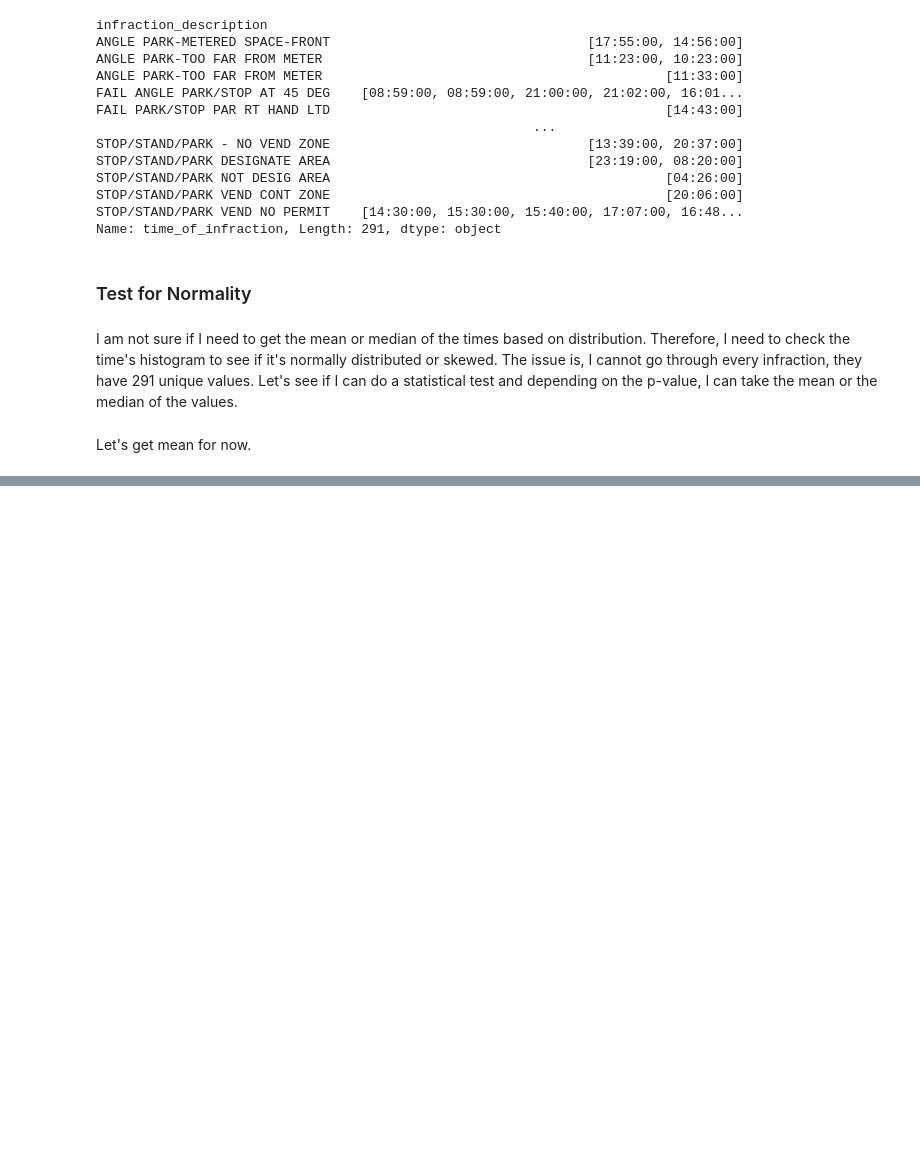
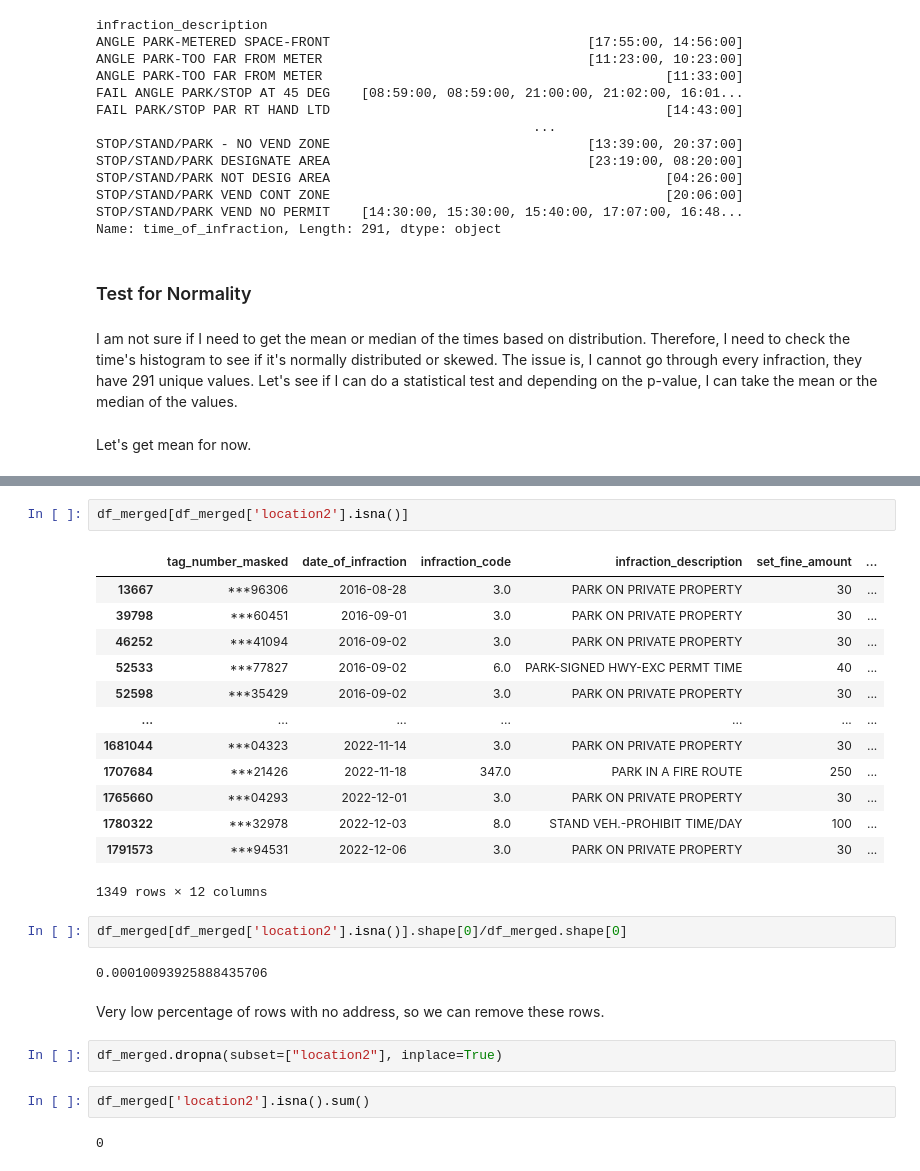
Before and after one commit to tilovashahrin/Toronto_ParkingTicket_Capstone, a Jupyter notebook: Notebooks/Cleaning and EDA.ipynb, the cells around one changed output, grey strips where cells are left out. Cells and saved outputs as stored; diff of their text form; blank space fills up the shorter version.

```diff
--- a/Notebooks/Cleaning and EDA.ipynb
+++ b/Notebooks/Cleaning and EDA.ipynb
@@ -374,0 +554,28 @@ print(rows_with_nan)
+# %%
+df_merged[df_merged['location2'].isna()]
+# %% [output]
+|  | tag_number_masked | date_of_infraction | infraction_code | infraction_description | set_fine_amount | ... |
+| 13667 | ***96306 | 2016-08-28 | 3.0 | PARK ON PRIVATE PROPERTY | 30 | ... |
+| 39798 | ***60451 | 2016-09-01 | 3.0 | PARK ON PRIVATE PROPERTY | 30 | ... |
+| 46252 | ***41094 | 2016-09-02 | 3.0 | PARK ON PRIVATE PROPERTY | 30 | ... |
+| 52533 | ***77827 | 2016-09-02 | 6.0 | PARK-SIGNED HWY-EXC PERMT TIME | 40 | ... |
+| 52598 | ***35429 | 2016-09-02 | 3.0 | PARK ON PRIVATE PROPERTY | 30 | ... |
+| ... | ... | ... | ... | ... | ... | ... |
+| 1681044 | ***04323 | 2022-11-14 | 3.0 | PARK ON PRIVATE PROPERTY | 30 | ... |
+| 1707684 | ***21426 | 2022-11-18 | 347.0 | PARK IN A FIRE ROUTE | 250 | ... |
+| 1765660 | ***04293 | 2022-12-01 | 3.0 | PARK ON PRIVATE PROPERTY | 30 | ... |
+| 1780322 | ***32978 | 2022-12-03 | 8.0 | STAND VEH.-PROHIBIT TIME/DAY | 100 | ... |
+| 1791573 | ***94531 | 2022-12-06 | 3.0 | PARK ON PRIVATE PROPERTY | 30 | ... |
+1349 rows × 12 columns
+# %%
+df_merged[df_merged['location2'].isna()].shape[0]/df_merged.shape[0]
+# %% [output]
+0.00010093925888435706
+# %% [markdown]
+Very low percentage of rows with no address, so we can remove these rows.
+# %%
+df_merged.dropna(subset=["location2"], inplace=True)
+# %%
+df_merged['location2'].isna().sum()
+# %% [output]
+0
```
Also changed, not shown: parts of 31 cells of this notebook.
